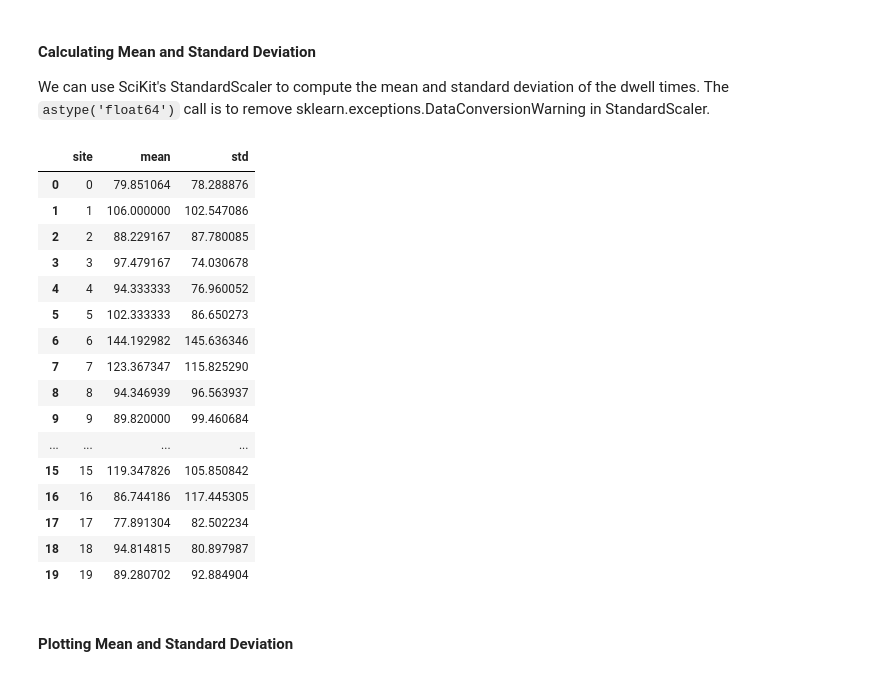
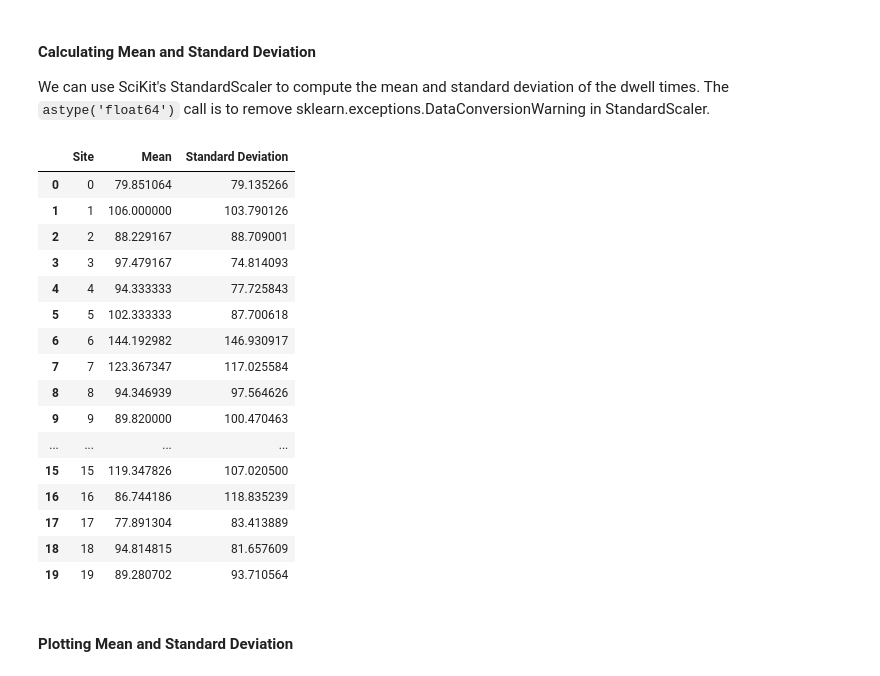
Before and after one commit to mnvsngv/cs696-bigdata, a Jupyter notebook: Assignment 3/Assignment 3.ipynb, the cells around one changed output. Drawn from its saved outputs; the diff is of its cells as text; code cells hidden in the pictures.

```diff
--- a/Assignment 3/Assignment 3.ipynb
+++ b/Assignment 3/Assignment 3.ipynb
@@ -115,42 +115,33 @@ pandas_df.head()
 # %% [markdown]
 #### Calculating Mean and Standard Deviation
 We can use SciKit's StandardScaler to compute the mean and standard deviation of the dwell times. The `astype('float64')` call is to remove sklearn.exceptions.DataConversionWarning in StandardScaler.
-# %%
-times_dict = {'site': [], 'mean': [], 'std': []}
-plot_dict = {}
-
-for site in sorted(pandas_df['site'].unique()):
-    scaler = sklearn.preprocessing.StandardScaler()
-    scaler.fit(pandas_df[pandas_df.site==site]['dwell-time'].values.reshape(-1, 1).astype('float64'))
-    site_mean = scaler.mean_[0]
-    site_std = np.sqrt(scaler.var_[0])
-    times_dict['site'].append(site)
-    times_dict['mean'].append(site_mean)
-    times_dict['std'].append(site_std)
-    plot_dict[site] = [site_mean - site_std/2, site_mean, site_mean + site_std/2]
-
-times_df = pd.DataFrame.from_dict(times_dict)
-plot_df = pd.DataFrame.from_dict(plot_dict)
-
-times_df.head(20)
-# %% [output]
-|  | site | mean | std |
-| 0 | 0 | 79.851064 | 78.288876 |
-| 1 | 1 | 106.000000 | 102.547086 |
-| 2 | 2 | 88.229167 | 87.780085 |
-| 3 | 3 | 97.479167 | 74.030678 |
-| 4 | 4 | 94.333333 | 76.960052 |
-| 5 | 5 | 102.333333 | 86.650273 |
-| 6 | 6 | 144.192982 | 145.636346 |
-| 7 | 7 | 123.367347 | 115.825290 |
-| 8 | 8 | 94.346939 | 96.563937 |
-| 9 | 9 | 89.820000 | 99.460684 |
-| ... | ... | ... | ... |
-| 15 | 15 | 119.347826 | 105.850842 |
-| 16 | 16 | 86.744186 | 117.445305 |
-| 17 | 17 | 77.891304 | 82.502234 |
-| 18 | 18 | 94.814815 | 80.897987 |
-| 19 | 19 | 89.280702 | 92.884904 |
+# %%
+site_list = sorted(pandas_df['site'].unique())
+
+site_mean = pandas_df.groupby(['site']).mean().reset_index()['dwell-time'].values
+site_std = pandas_df.groupby(['site']).std().reset_index()['dwell-time'].values
+
+times_dict = {'Site': site_list, 'Mean': site_mean, 'Standard Deviation': site_std}
+times_df = pd.DataFrame.from_dict(times_dict)
+times_df.head(20)
+# %% [output]
+|  | Site | Mean | Standard Deviation |
+| 0 | 0 | 79.851064 | 79.135266 |
+| 1 | 1 | 106.000000 | 103.790126 |
+| 2 | 2 | 88.229167 | 88.709001 |
+| 3 | 3 | 97.479167 | 74.814093 |
+| 4 | 4 | 94.333333 | 77.725843 |
+| 5 | 5 | 102.333333 | 87.700618 |
+| 6 | 6 | 144.192982 | 146.930917 |
+| 7 | 7 | 123.367347 | 117.025584 |
+| 8 | 8 | 94.346939 | 97.564626 |
+| 9 | 9 | 89.820000 | 100.470463 |
+| ... | ... | ... | ... |
+| 15 | 15 | 119.347826 | 107.020500 |
+| 16 | 16 | 86.744186 | 118.835239 |
+| 17 | 17 | 77.891304 | 83.413889 |
+| 18 | 18 | 94.814815 | 81.657609 |
+| 19 | 19 | 89.280702 | 93.710564 |
 # %% [markdown]
 #### Plotting Mean and Standard Deviation
 # %%
```
Also changed, not shown: parts of 6 cells of this notebook.
